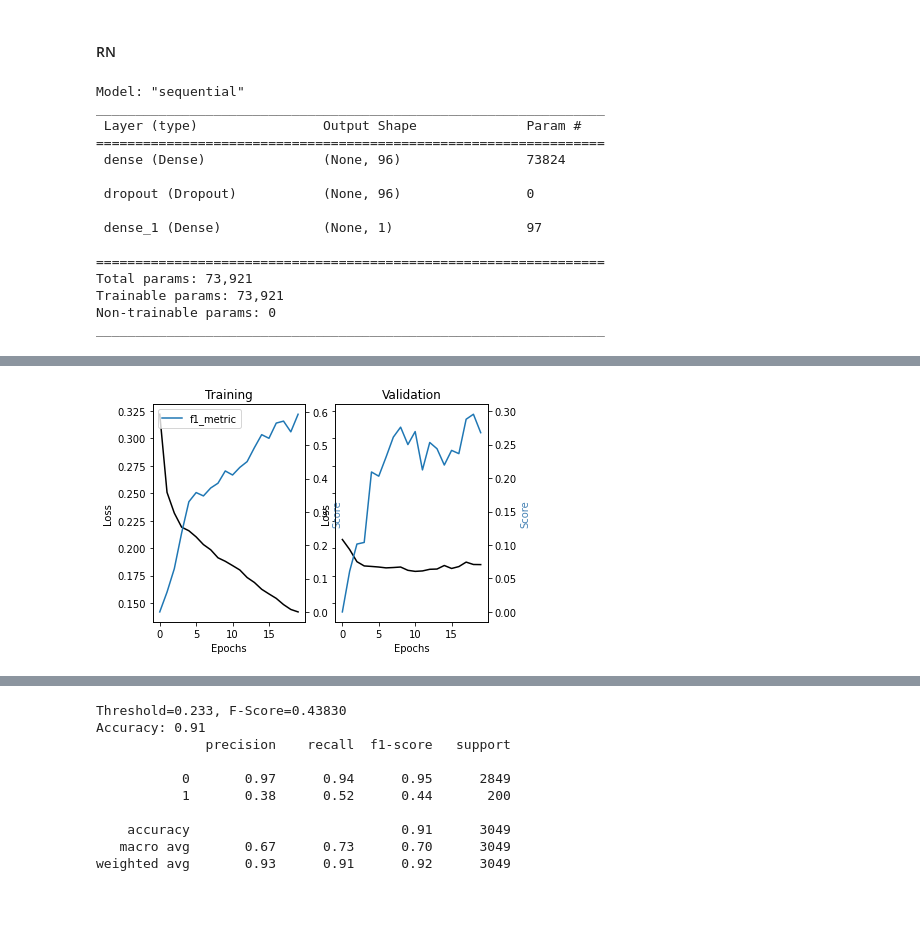
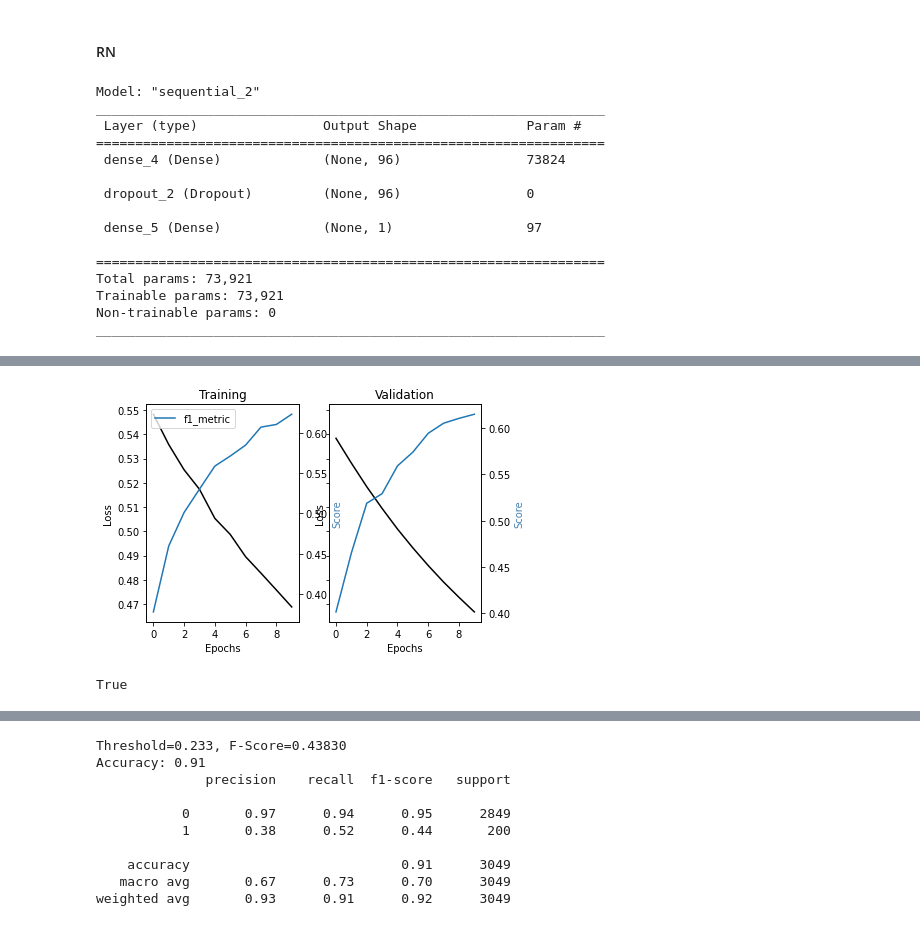
Before and after one commit to valeria-izvoreanu/Licenta, a Jupyter notebook: licenta.ipynb, the cells around one changed output, grey strips where cells are left out. Saved outputs shown, nothing was run; the diff lists cells and outputs as text; code cells hidden in the pictures.

```diff
--- a/licenta.ipynb
+++ b/licenta.ipynb
@@ -843,7 +1079,7 @@ def rn_bert_sent_transf_model(embeddings, y_train):
   model.add(Dense(96, input_shape=(input_size, ), activation="relu", kernel_initializer=initializer))
   model.add(Dropout(0.5))
   model.add(Dense(1, activation='sigmoid', kernel_initializer=initializer))
-  opt = tf.keras.optimizers.Adam(learning_rate=0.001)
+  opt = tf.keras.optimizers.Adam(learning_rate=2e-5)
   model.compile(loss='binary_crossentropy',
                 optimizer=opt, metrics=[f1_metric])
   model.summary()
@@ -854,19 +1090,19 @@ def bert_sent_transf_train(model, y_train, X_train, X_valid, y_valid):
                  enumerate(np.unique(y_train))}
   #y_train = tf.one_hot(y_train, depth=2).numpy()
 
-  #X_train, X_valid, y_train, y_valid = train_test_split(X_train, y_train)
+  X_train, X_valid, y_train, y_valid = train_test_split(X_train, y_train, test_size=0.2)
   # y_train = np.asarray(y_train).astype('float32').reshape((-1,1))
   # y_valid = np.asarray(y_valid).astype('float32').reshape((-1,1))
   #y_valid = tf.one_hot(y_valid, depth=2).numpy()
   #print(y_valid)
   early_stopping = EarlyStopping(
       min_delta=0.001, # minimium amount of change to count as an improvement
-      patience=10, # how many epochs to wait before stopping
+      patience=20, # how many epochs to wait before stopping
       restore_best_weights=True,
   )
   ## train
   training = model.fit(x=X_train, y=y_train, batch_size=32,
-                      epochs=100, shuffle=True, verbose=1, callbacks=[early_stopping],
+                      epochs=10, shuffle=True, verbose=1, callbacks=[early_stopping],
                       validation_data=(X_valid, y_valid))
   #train with weights
   # class_weight={
@@ -915,20 +1151,22 @@ def bert_sent_transf_test(model, X_test, y_test, X_valid, y_valid):
 # %%
 text_train = get_vocab(data_train["text"])
 embeddings = sentence_transformers_embeddings(text_train)
+# %%
+embeddings, embeddings_labels  = smote_over_undersampling(embeddings, data_train["label"])
 # %%
 #bert_sentence_transformer_model = rn_bert_sent_transf_model(embeddings_smote_text, embeddings_smote_labels)
 # %%
-bert_sentence_transformer_model = rn_bert_sent_transf_model(embeddings, data_train["label"])
+bert_sentence_transformer_model = rn_bert_sent_transf_model(embeddings, embeddings_labels)
 # %% [output]
-Model: "sequential"
+Model: "sequential_2"
 _________________________________________________________________
  Layer (type)                Output Shape              Param #
 =================================================================
- dense (Dense)               (None, 96)                73824
+ dense_4 (Dense)             (None, 96)                73824
 
- dropout (Dropout)           (None, 96)                0
+ dropout_2 (Dropout)         (None, 96)                0
 
- dense_1 (Dense)             (None, 1)                 97
+ dense_5 (Dense)             (None, 1)                 97
 
 =================================================================
 Total params: 73,921
@@ -939,5 +1177,5 @@ _________________________________________________________________
 text_valid = get_vocab(data_validation["text"])
 embeddings_valid = sentence_transformers_embeddings(text_valid)
 # %%
-trained_bert_sent_transf_model, dic_y_mapping = bert_sent_transf_train(bert_sentence_transformer_model, data_train["label"], embeddings, embeddings_valid, data_validation["label"])
+trained_bert_sent_transf_model, dic_y_mapping = bert_sent_transf_train(bert_sentence_transformer_model, embeddings_labels, embeddings, embeddings_valid, data_validation["label"])
 # %% [output]
@@ -961,2 +1202,2 @@ Epoch 20/100
-[figure, old version]
+[figure, new version]
 # %%
@@ -964,5 +1206,7 @@ text_test = get_vocab(data_test["text"])
 embeddings_test = sentence_transformers_embeddings(text_test)
 # %%
 predicted_prob = trained_bert_sent_transf_model.predict(embeddings_test)
-print(predicted_prob)
+print(np.any(np.isnan(data_test["label"])))
+# %% [output]
+True
 # %%
```
Also changed, not shown: parts of 127 cells of this notebook.
